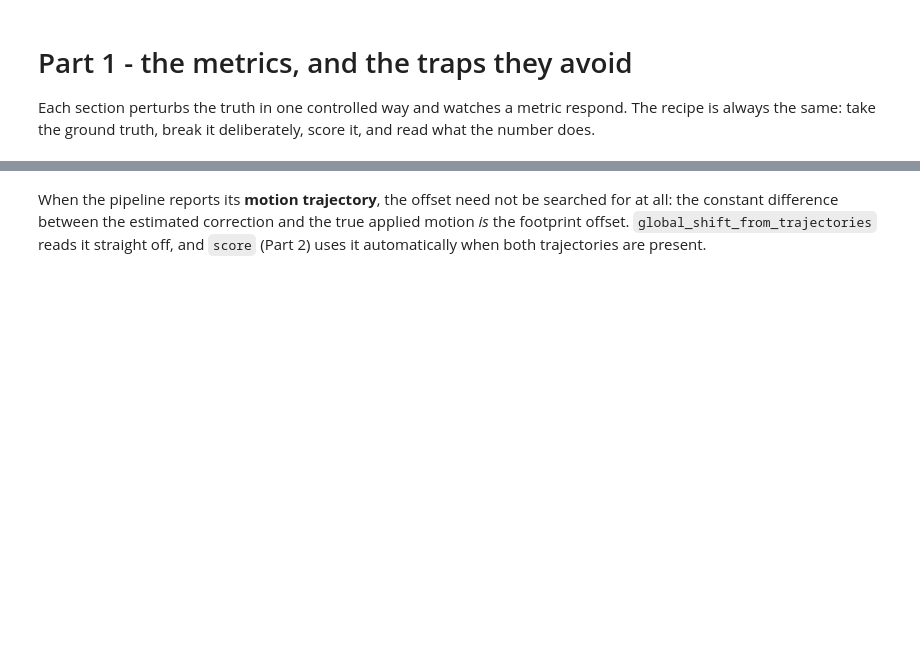
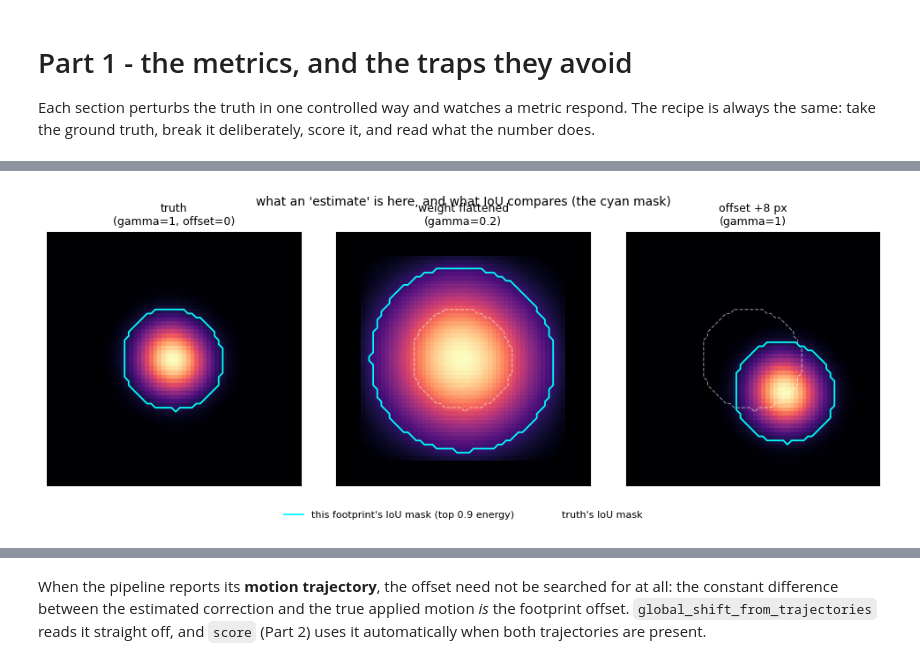
Before and after one commit to miniscope/minisim, a Jupyter notebook: minisim/notebooks/training/03_metrics/03_metrics.ipynb, the cells around one changed output, grey strips where cells are left out. Saved outputs shown, nothing was run; the diff lists cells and outputs as text; code cells hidden in the pictures; blank space fills up the shorter version.

```diff
--- a/minisim/notebooks/training/03_metrics/03_metrics.ipynb
+++ b/minisim/notebooks/training/03_metrics/03_metrics.ipynb
@@ -129,28 +299,88 @@ exactly the discrimination you want.
 # %%
+from matplotlib.lines import Line2D
+
+
+def centered_detectable_cell():
+    # The most active detectable cell whose footprint sits clear of the FOV edge, so
+    # the zoom below shows a whole, unclipped footprint (not a corner-cropped sliver).
+    A = np.asarray(det.A_observed); H, W = A.shape[1:]
+    for u in np.argsort(np.asarray(det.S).sum(axis=1))[::-1]:
+        ys, xs = np.where(A[u] > 0)
+        if ys.min() > 2 and xs.min() > 2 and ys.max() < H - 3 and xs.max() < W - 3:
+            return int(u)
+    return busiest_cell(det.S)
+
+
 def show_pixel_weights():
-    # try: pick a different detectable cell, or a different range of gammas.
-    u = busiest_cell(det.S)
+    # try: change the IoU energy_frac, pick a different cell, or change the ranges.
+    iou_energy_frac = 0.9        # default mask = top 90% of energy; 1.0 = full support
+    u = centered_detectable_cell()
     true = np.asarray(det.A_observed[u])
     support = true > 0
-    gammas = np.linspace(1.0, 0.0, 11)      # 1 = true profile, 0 = flat over the support
-    series = {"iou (binary)": [], "cosine": [], "weighted_jaccard": []}
-    for g in gammas:
-        est = np.where(support, true ** g, 0.0)
-        # energy_frac=1 keeps the whole support, so the binary masks are identical here.
-        series["iou (binary)"].append(footprint_similarity(est, true, metric="iou", energy_frac=1.0))
-        series["cosine"].append(footprint_similarity(est, true, metric="cosine"))
-        series["weighted_jaccard"].append(footprint_similarity(est, true, metric="weighted_jaccard"))
 
-    fig, (axf, axc) = plt.subplots(1, 2, figsize=(10, 3.8))
-    axf.imshow(np.where(support, true ** 0.0, 0.0)); axf.set_title("flattened estimate (gamma=0)")
-    axf.set_xticks([]); axf.set_yticks([])
-    for name, ys in series.items():
-        axc.plot(gammas, ys, marker="o", ms=3, label=name)
-    axc.invert_xaxis()
-    axc.set(xlabel="weight profile gamma (1=true  ->  0=flat)", ylabel="similarity to truth",
-            title="binary IoU is blind to the weight profile", ylim=(0, 1.02))
-    axc.legend(fontsize=8); axc.grid(alpha=0.3)
+    # Build an "estimate" from the truth, broken two independent ways, and score it
+    # against the truth with each metric over the whole (weight x offset) grid:
+    #   - weight profile: raise to a power gamma (1 = true, -> 0 = flat disk over the
+    #     same pixels), so the lit pixels are unchanged but the brightness profile is.
+    #   - offset: translate the whole footprint by (k, k) px (no shift correction here).
+    gammas = np.linspace(1.0, 0.0, 9)
+    offsets = np.arange(0, 13, 2)
+    metrics = ["iou", "cosine", "weighted_jaccard"]
+    mats = {m: np.zeros((gammas.size, offsets.size)) for m in metrics}
+    for i, g in enumerate(gammas):
+        base = np.where(support, true ** g, 0.0)
+        for j, k in enumerate(offsets):
+            est = shift_footprints(base[None], k, k)[0]
+            for m in metrics:
+                # energy_frac only affects iou (it defines the binary mask); the
+                # weighted metrics ignore it and compare the profile directly.
+                mats[m][i, j] = footprint_similarity(est, true, metric=m, energy_frac=iou_energy_frac)
+
+    ys, xs = np.where(support); pad = 6
+    y0, y1 = max(ys.min() - pad, 0), min(ys.max() + pad + 1, true.shape[0])
+    x0, x1 = max(xs.min() - pad, 0), min(xs.max() + pad + 1, true.shape[1])
+
+    # FIGURE 1 - what "estimate" means, and what IoU actually sees. Each thumbnail draws
+    # its OWN IoU mask in cyan (the top-`iou_energy_frac` energy pixels, the only thing
+    # IoU compares); the faint dashed white outline on the broken copies is the truth's
+    # mask, for reference. Watch the cyan boundary: flattening the weights spreads the
+    # energy so the mask GROWS past the reference; an offset slides the same-size mask
+    # off it. Those are the two pitfalls, made visible.
+    true_mask = energy_mask(true, iou_energy_frac)
+    thumbs = [("truth\n(gamma=1, offset=0)", true, False),
+              ("weight flattened\n(gamma=0.2)", np.where(support, true ** 0.2, 0.0), True),
+              ("offset +8 px\n(gamma=1)", shift_footprints(true[None], 8, 8)[0], True)]
+    fig1, axes = plt.subplots(1, 3, figsize=(10, 3.7))
+    for ax, (ttl, img, show_ref) in zip(axes, thumbs):
+        ax.imshow(img[y0:y1, x0:x1])
+        if show_ref:
+            ax.contour(true_mask[y0:y1, x0:x1], levels=[0.5], colors="w",
+                       linewidths=0.8, alpha=0.55, linestyles="dashed")
+        ax.contour(energy_mask(img, iou_energy_frac)[y0:y1, x0:x1], levels=[0.5],
+                   colors="cyan", linewidths=1.3)
+        ax.set_title(ttl, fontsize=9); ax.set_xticks([]); ax.set_yticks([])
+    fig1.legend(handles=[Line2D([], [], color="cyan", lw=1.3,
+                                label=f"this footprint's IoU mask (top {iou_energy_frac:g} energy)"),
+                         Line2D([], [], color="w", lw=0.8, ls="dashed", label="truth's IoU mask")],
+                loc="lower center", ncol=2, fontsize=8, frameon=False, bbox_to_anchor=(0.5, -0.04))
+    fig1.suptitle("what an 'estimate' is here, and what IoU compares (the cyan mask)", fontsize=10)
+    fig1.tight_layout(rect=(0, 0.05, 1, 1))
+    plt.show()
+
+    # FIGURE 2 - similarity(estimate, truth) over weight x offset, one panel per metric.
+    fig2, axes = plt.subplots(1, 3, figsize=(12, 3.9))
+    for ax, m in zip(axes, metrics):
+        im = ax.imshow(mats[m], vmin=0, vmax=1, cmap="viridis", aspect="auto")
+        ax.set_xticks(range(offsets.size)); ax.set_xticklabels(offsets)
+        ax.set_yticks(range(gammas.size)); ax.set_yticklabels([f"{g:.2f}" for g in gammas])
+        ax.set_title(f"iou (energy_frac={iou_energy_frac:g})" if m == "iou" else m, fontsize=10)
+        ax.set_xlabel("offset (px)")
+    axes[0].set_ylabel("weight gamma (1=true  ->  0=flat disk)")
+    fig2.suptitle("similarity to truth (bright = higher = better match)", fontsize=10)
+    fig2.colorbar(im, ax=list(axes), label="similarity to truth", shrink=0.85, location="right")
     plt.show()
 
 
 show_pixel_weights()
+# %% [output]
+[figure, added]
```
Also changed, not shown: parts of 21 cells of this notebook.
